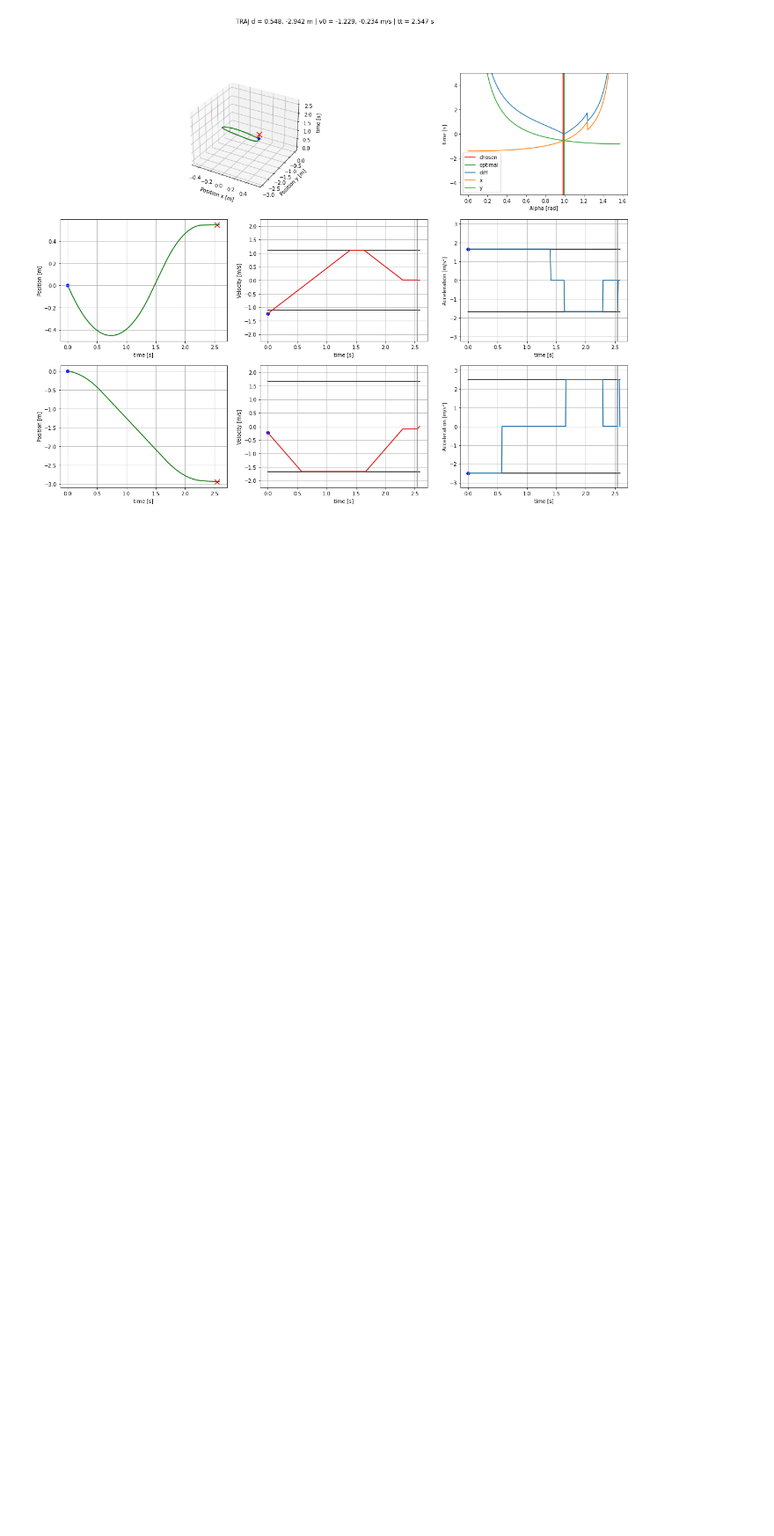
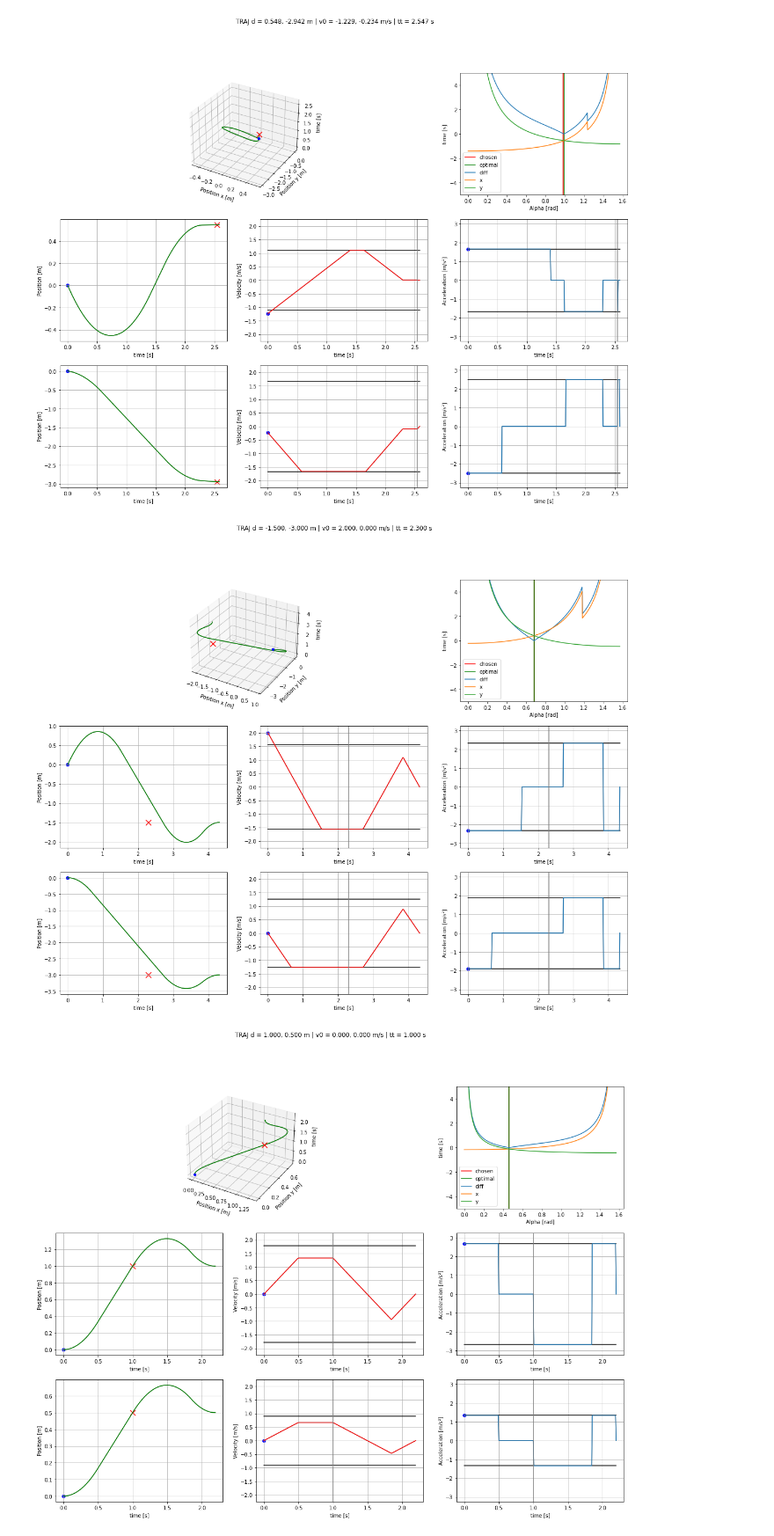
Before and after one commit to TIGERs-Mannheim/TrajectoryPlotter, a Jupyter notebook: drawTrajectories.ipynb, the cells around one changed output. Shown at 88% size. Saved outputs shown, nothing was run; the diff lists cells and outputs as text; code cells hidden in the pictures; blank space fills up the shorter version.

```diff
--- a/drawTrajectories.ipynb
+++ b/drawTrajectories.ipynb
@@ -54,18 +54,21 @@ for values in test_values:
 # %%
 test_values = [
     ((-1.5, -3), (2, 0), 2.3),
     ((1, 0.5), (0, 0), 1),
     ((-1.5, -3), (0, 0), 2.2),
     ((-1, 0.5), (0, 0), 1),
     ((-1.5, -3), (0, 0), 2.6),
     ((-1.5, -3), (0, 0), 2.5),
     ((-1.5, -3), (0, 0), 2.4),
     ((-1.5, -3), (0, 0), 2.3),
 ]
 
 for value in test_values:
     distance = Vec2(*value[0])
     initial_vel = Vec2(*value[1])
     target_time = value[2]
-    Plotter.plot(distance, initial_vel, target_time, max_vel, max_acc, PlotType.NONE, show_fig=False)
-    Plotter.plot(distance, initial_vel, target_time, max_vel, max_acc, PlotType.NONE)
+    Plotter.plot(distance, initial_vel, target_time, max_vel, max_acc, PlotType.SIM_TRAJ, show_fig=False)
+    Plotter.plot(distance, initial_vel, target_time, max_vel, max_acc, PlotType.TRAJ)
+# %% [output]
+[figure, added]
+[figure, added]
```
Also changed, not shown: parts of 2 cells of this notebook.
